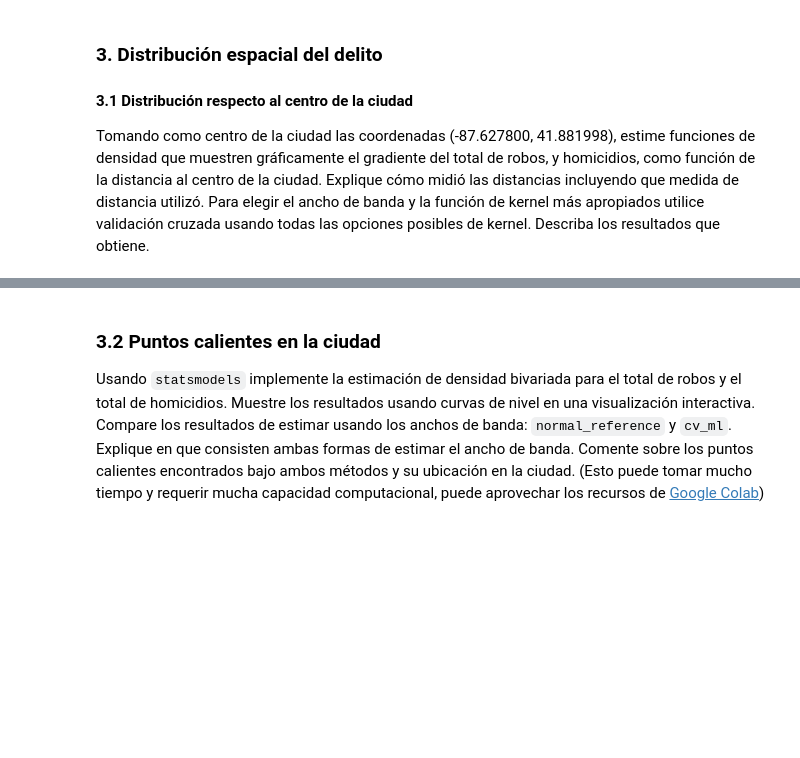
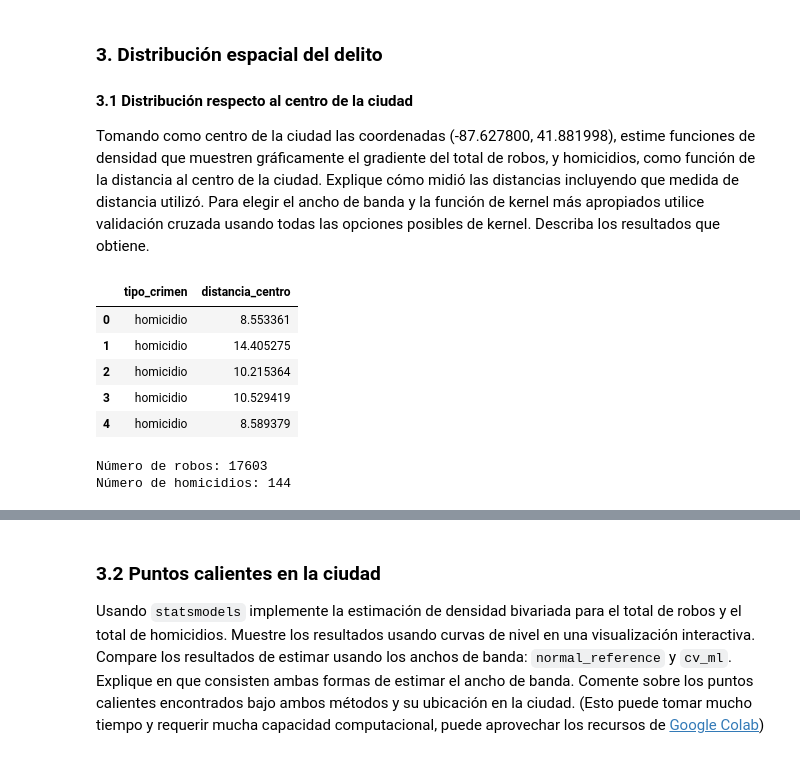
Before and after one commit to camto-24/taller_4_Aprendizaje_no_supervisado, a Jupyter notebook: S7_LC_Taller_Geograficos_KDE.ipynb, the cells around one changed output, grey strips where cells are left out. Cells and saved outputs as stored; diff of their text form; code cells hidden in the pictures; blank space fills up the shorter version.

Commit message:
Punto 3 resuelto

```diff
--- a/S7_LC_Taller_Geograficos_KDE.ipynb
+++ b/S7_LC_Taller_Geograficos_KDE.ipynb
@@ -321,4 +327,66 @@ También se observan algunos casos particulares. Hay barrios con muchos robos y
 
 Tomando como centro de la ciudad las coordenadas (-87.627800, 41.881998), estime funciones de densidad que muestren gráficamente el gradiente del total de robos, y homicidios, como función de la distancia al centro de la ciudad. Explique cómo midió las distancias incluyendo que medida de distancia utilizó. Para elegir el ancho de banda y la función de kernel más apropiados utilice validación cruzada usando todas las opciones posibles de kernel. Describa los resultados que obtiene.
 # %%
-# Utilice este espacio para escribir el código.
+# Librerías
+from sklearn.model_selection import GridSearchCV
+from sklearn.neighbors import KernelDensity
+from geopy.distance import geodesic
+import seaborn as sns
+import matplotlib.pyplot as plt
+import numpy as np
+import pandas as pd
+
+### Centro de Chicago y cálculo de distancias
+
+# Coordenadas centro de Chicago
+centro = (41.881998, -87.627800)
+
+# Lista para guardar distancias
+distancias = []
+
+# Calcular distancia geodésica para cada delito
+for i in range(delitos.shape[0]):
+
+    punto = (
+        delitos.iloc[i]["lat"],
+        delitos.iloc[i]["lon"]
+    )
+
+    distancia = geodesic(
+        centro,
+        punto
+    ).km
+
+    distancias.append(distancia)
+
+# Guardar variable
+delitos["distancia_centro"] = distancias
+
+# Verificar resultados
+delitos[["tipo_crimen", "distancia_centro"]].head()
+# %% [output]
+|  | tipo_crimen | distancia_centro |
+| 0 | homicidio | 8.553361 |
+| 1 | homicidio | 14.405275 |
+| 2 | homicidio | 10.215364 |
+| 3 | homicidio | 10.529419 |
+| 4 | homicidio | 8.589379 |
+# %%
+### Separar robos y homicidios
+
+# Distancias de robos
+robos = delitos[
+    delitos["tipo_crimen"] == "robo"
+]["distancia_centro"]
+
+# Distancias de homicidios
+homicidios = delitos[
+    delitos["tipo_crimen"] == "homicidio"
+]["distancia_centro"]
+
+# Tamaños
+print("Número de robos:", len(robos))
+print("Número de homicidios:", len(homicidios))
+# %% [output]
+Número de robos: 17603
+Número de homicidios: 144
```
Also changed, not shown: parts of 14 cells of this notebook.
